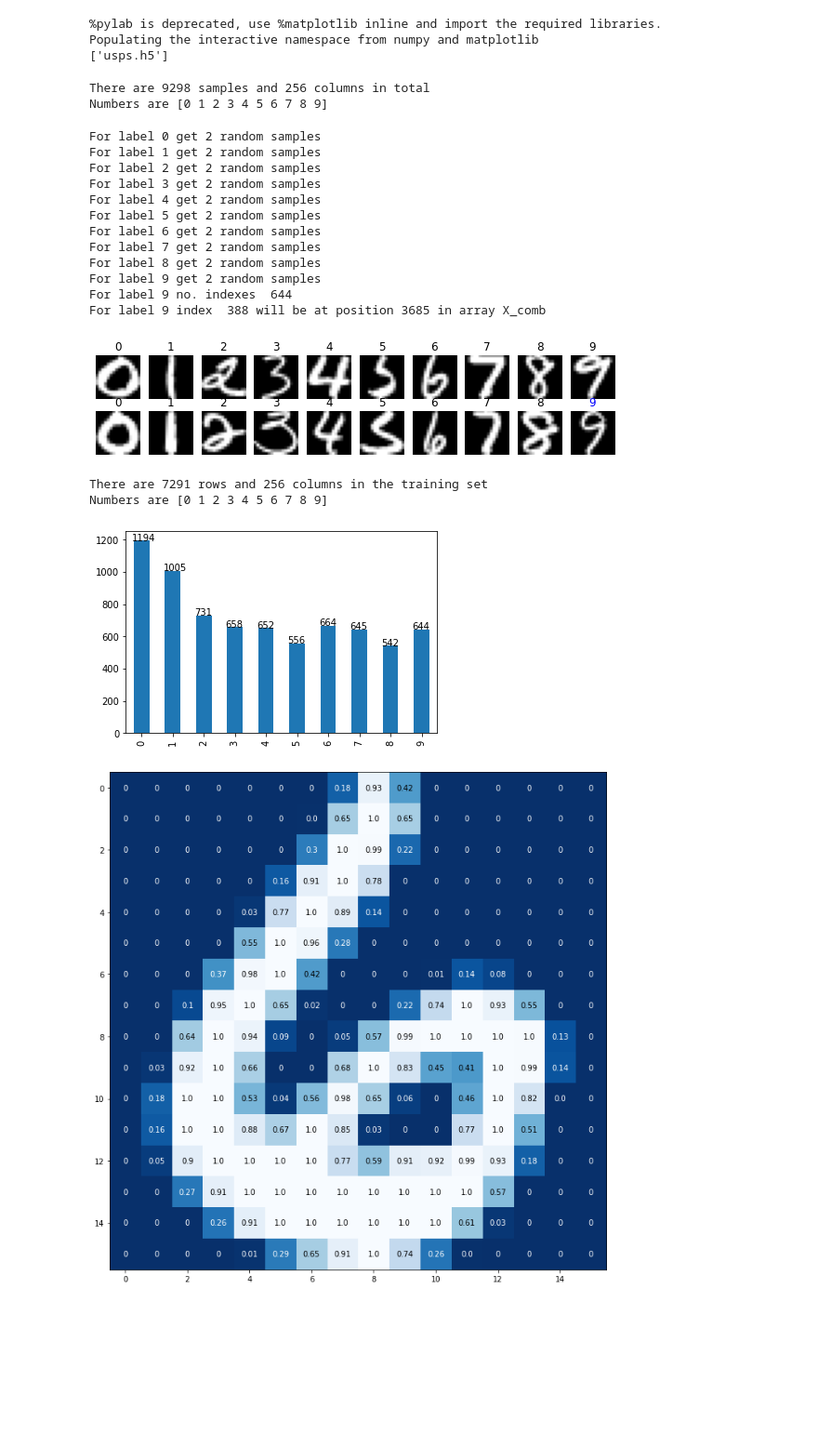
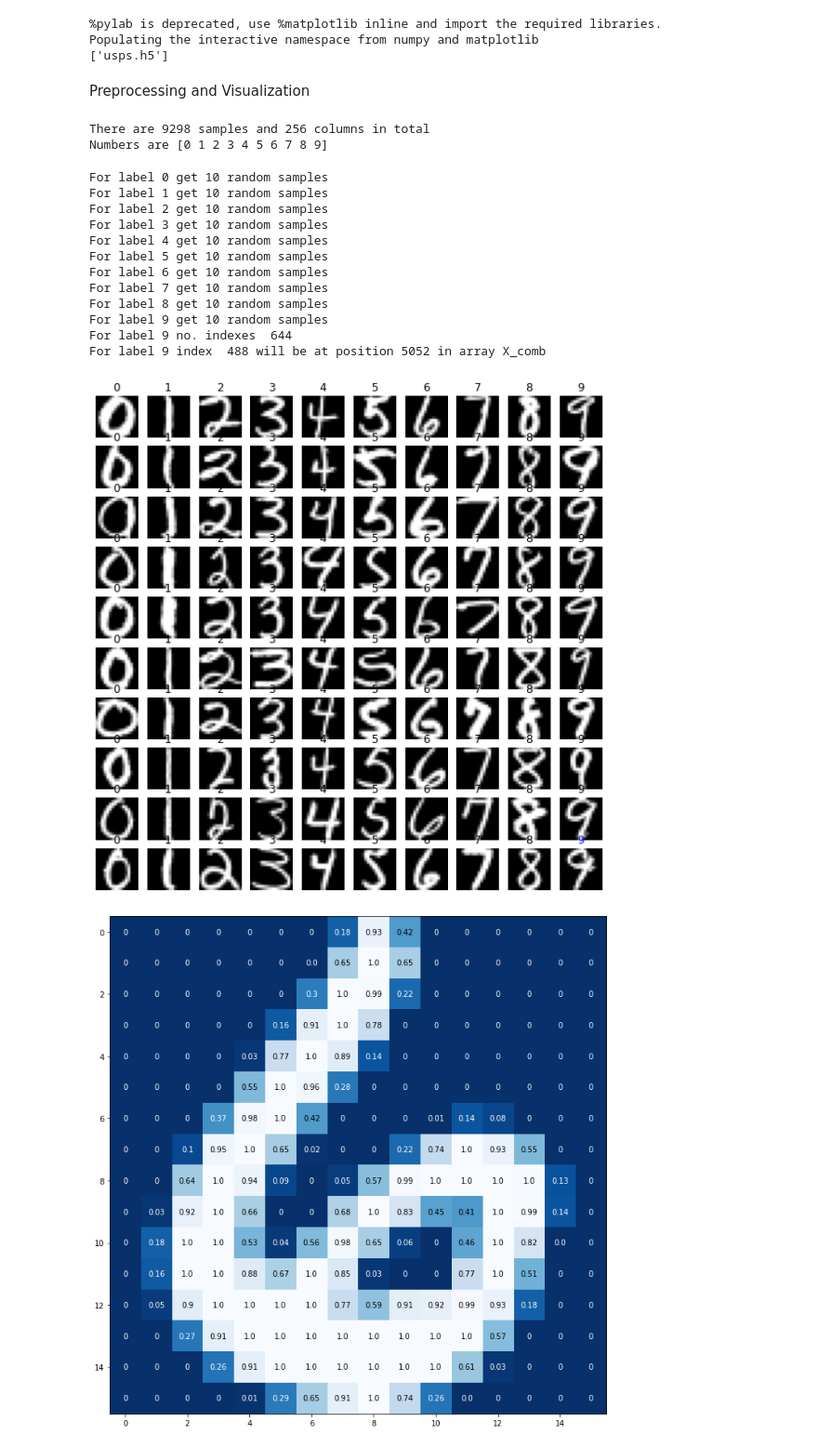
Before and after one commit to giulia-lbo/ML-project, a Jupyter notebook: ML_project.ipynb, the cells around one changed output. Shown at 93% size. Cells and saved outputs as stored; diff of their text form; code cells hidden in the pictures; blank space fills up the shorter version.

```diff
--- a/ML_project.ipynb
+++ b/ML_project.ipynb
@@ -8,6 +8,8 @@ print(os.listdir("machine-learning"))
 %pylab is deprecated, use %matplotlib inline and import the required libraries.
 Populating the interactive namespace from numpy and matplotlib
 ['usps.h5']
+# %% [markdown]
+Preprocessing and Visualization
 # %%
 import h5py
 from functools import reduce
@@ -44,53 +46,37 @@ print(f'Numbers are {numbers} ')
 There are 9298 samples and 256 columns in total
 Numbers are [0 1 2 3 4 5 6 7 8 9]
 # %%
-num_samples = 2 #rows to displya
+num_samples = 10 #rows to displya
 
 classes = set(y_comb)
 num_classes = len(classes)#10
 fig, ax = plt.subplots(num_samples, num_classes, sharex = True, sharey = True, figsize=(num_classes, num_samples))
 
 for label in range(num_classes):#for the number
     class_idxs = np.where(y_tr == label)#index of the label
     size_indexes_number_label= class_idxs[0].shape[0]
     print(f'For label {label} get {num_samples} random samples')
     for i, idx in enumerate(np.random.randint(0, size_indexes_number_label, num_samples)):#get num_samples i in labels
         ax[i, label].imshow(X_comb[class_idxs[0][idx]].reshape([16, 16]), 'gray')#px.imshow --reshape
         plt.title(label, fontsize=16,color='blue')
         ax[i, label].set_axis_off()
         ax[i, label].set_title(label)
 print(f'For label {label} no. indexes  {size_indexes_number_label} ')
 print(f'For label {label} index  {idx} will be at position {class_idxs[0][idx]} in array X_comb ')
 # %% [output]
-For label 0 get 2 random samples
-For label 1 get 2 random samples
-For label 2 get 2 random samples
-For label 3 get 2 random samples
-For label 4 get 2 random samples
-For label 5 get 2 random samples
-For label 6 get 2 random samples
-For label 7 get 2 random samples
-For label 8 get 2 random samples
-For label 9 get 2 random samples
+For label 0 get 10 random samples
+For label 1 get 10 random samples
+For label 2 get 10 random samples
+For label 3 get 10 random samples
+For label 4 get 10 random samples
+For label 5 get 10 random samples
+For label 6 get 10 random samples
+For label 7 get 10 random samples
+For label 8 get 10 random samples
+For label 9 get 10 random samples
 For label 9 no. indexes  644
-For label 9 index  388 will be at position 3685 in array X_comb
+For label 9 index  488 will be at position 5052 in array X_comb
-[figure, old version]
+[figure, new version]
-# %%
-nRow, nCol = X_tr.shape
-numbers = np.unique(y_comb)
-
-print(f'There are {nRow} rows and {nCol} columns in the training set')
-print(f'Numbers are {numbers} ')
-# %% [output]
-There are 7291 rows and 256 columns in the training set
-Numbers are [0 1 2 3 4 5 6 7 8 9]
-# %%
-s1=pd.value_counts(y_tr).sort_index()
-s1.plot.bar(align ='center')
-for v in s1.index:
-    plt.text(v-0.3, (y_tr == v).sum(), str((y_tr == v).sum()));#move 0.3 to sx
-# %% [output]
-[figure, removed]
 # %%
 img = X_comb[0].reshape(16,16)
 
```
Also changed, not shown: parts of 55 cells of this notebook, 1 other file.
